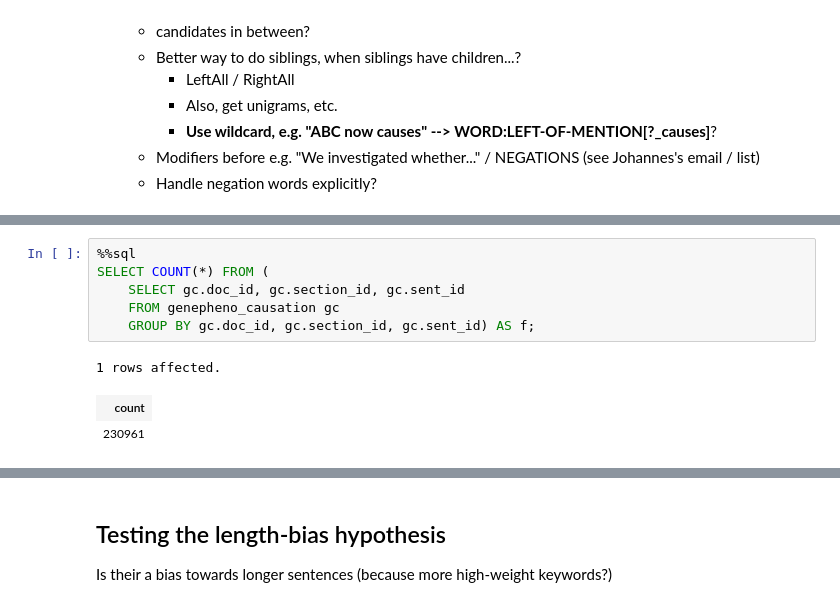
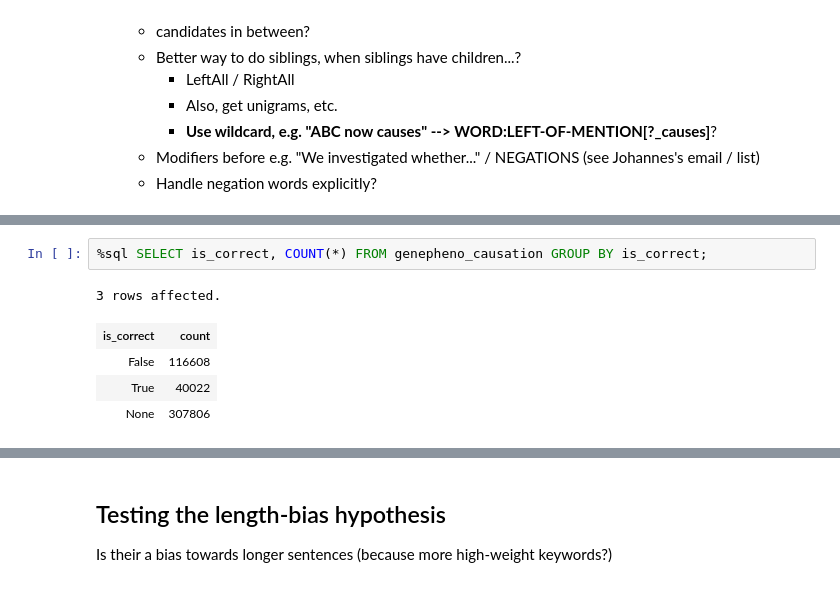
Before and after one commit to HazyResearch/treedlib, a Jupyter notebook: treedlib.ipynb, the cells around one changed output, grey strips where cells are left out. Saved outputs shown, nothing was run; the diff lists cells and outputs as text.

```diff
--- a/treedlib.ipynb
+++ b/treedlib.ipynb
@@ -258,10 +290,8 @@ sum(r[1] for r in res)
 # %%
-%%sql
-SELECT COUNT(*) FROM (
-    SELECT gc.doc_id, gc.section_id, gc.sent_id
-    FROM genepheno_causation gc
-    GROUP BY gc.doc_id, gc.section_id, gc.sent_id) AS f;
+%sql SELECT is_correct, COUNT(*) FROM genepheno_causation GROUP BY is_correct;
 # %% [output]
-1 rows affected.
+3 rows affected.
-| count |
-| 230961 |
+| is_correct | count |
+| False | 116608 |
+| True | 40022 |
+| None | 307806 |
```
Also changed, not shown: parts of 31 cells of this notebook.
